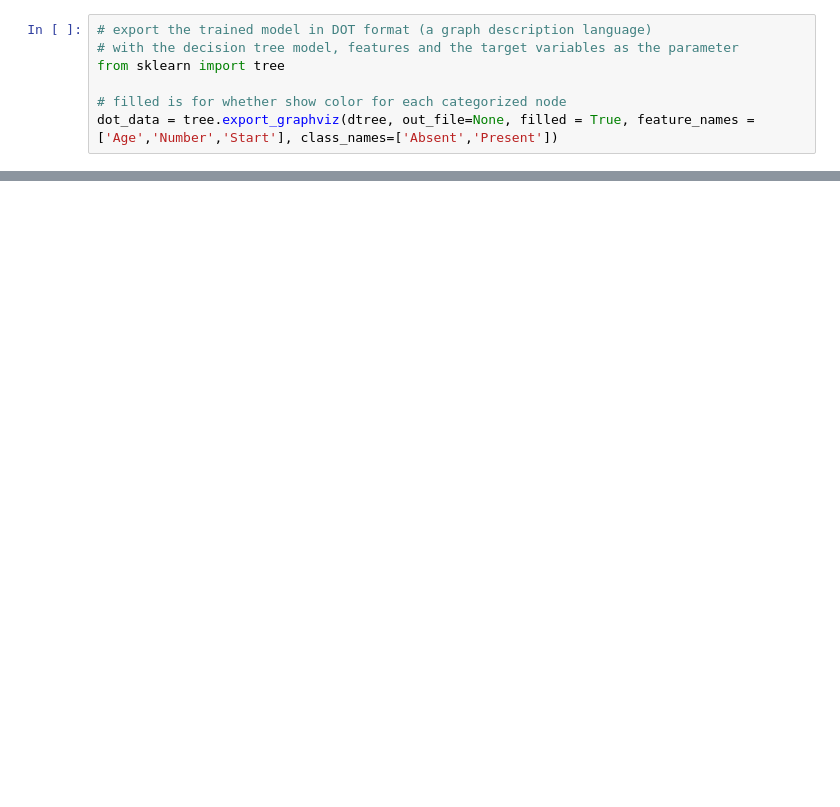
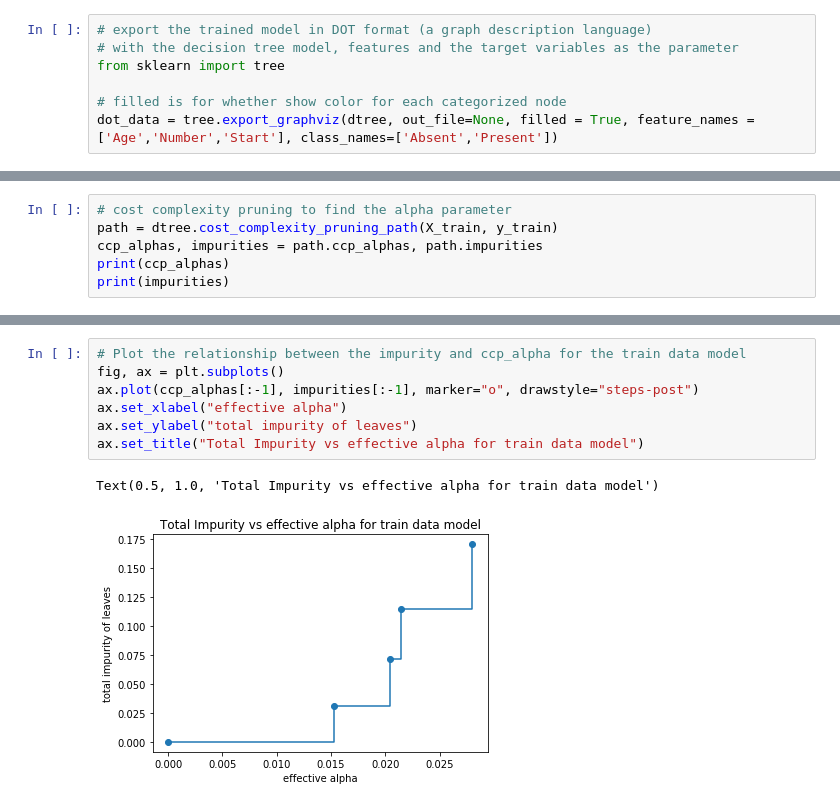
Before and after one commit to ngtinc21/Machine-Learning-Algorithms, a Jupyter notebook: Decision Tree Algorithm - Classification Example.ipynb, the cells around one changed output, grey strips where cells are left out. Drawn from its saved outputs; the diff is of its cells as text; blank space fills up the shorter version.

```diff
--- a/Decision Tree Algorithm - Classification Example.ipynb
+++ b/Decision Tree Algorithm - Classification Example.ipynb
@@ -168,0 +276,6 @@ Image(graph.create_png())
+# %%
+# cost complexity pruning to find the alpha parameter
+path = dtree.cost_complexity_pruning_path(X_train, y_train)
+ccp_alphas, impurities = path.ccp_alphas, path.impurities
+print(ccp_alphas)
+print(impurities)
@@ -168,0 +297,10 @@ Image(graph.create_png())
+# %%
+# Plot the relationship between the impurity and ccp_alpha for the train data model
+fig, ax = plt.subplots()
+ax.plot(ccp_alphas[:-1], impurities[:-1], marker="o", drawstyle="steps-post")
+ax.set_xlabel("effective alpha")
+ax.set_ylabel("total impurity of leaves")
+ax.set_title("Total Impurity vs effective alpha for train data model")
+# %% [output]
+Text(0.5, 1.0, 'Total Impurity vs effective alpha for train data model')
+[figure, added]
```
Also changed, not shown: parts of 27 cells of this notebook, 3 other files.
